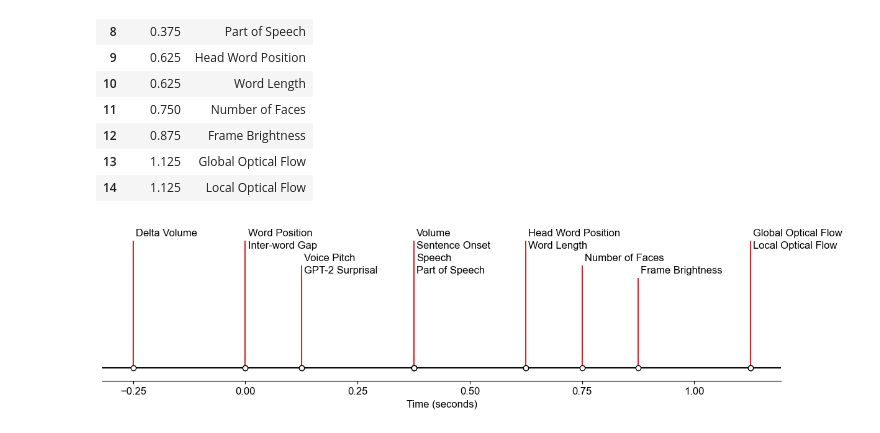
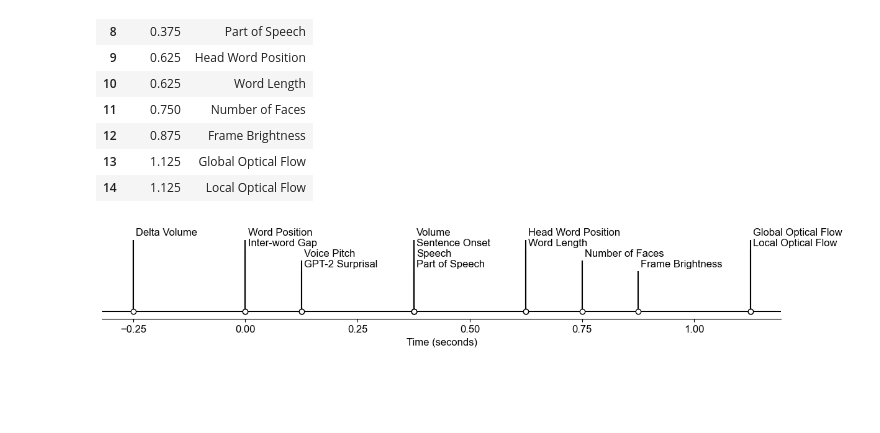
Before and after one commit to insight-neuro/neuroprobe, a Jupyter notebook: analyses/time_space_decoding_analysis/time_space_decoding_analysis.ipynb, the cells around one changed output. Cells and saved outputs as stored; diff of their text form; code cells hidden in the pictures; blank space fills up the shorter version.

```diff
--- a/analyses/time_space_decoding_analysis/time_space_decoding_analysis.ipynb
+++ b/analyses/time_space_decoding_analysis/time_space_decoding_analysis.ipynb
@@ -132,7 +132,7 @@ scale = lambda x: (np.log(max((x - lower), epsilon)))
 inverse_scale = lambda x: np.exp(x) + lower
 # %%
 import seaborn as sns
-def plot_electrodes(plot_df, ax=None, hemisphere="left", title=None, vmin=None, vmax=None, min_size=0, max_size=40):
+def plot_electrodes(plot_df, ax=None, hemisphere="left", title=None, vmin=None, vmax=None, min_size=0, max_size=40, rasterized=False):
     plot_df = plot_df.dropna() #TODO NOTE
     plot_df = plot_df.sort_values(by='avg_test', ascending=True)
 
@@ -181,6 +181,7 @@ def plot_electrodes(plot_df, ax=None, hemisphere="left", title=None, vmin=None,
                 cmap=grey_to_red,
                 vmin=vmin,
                 vmax=vmax,
+                rasterized=rasterized,
                    )
     return sc
 # %%
@@ -225,7 +226,7 @@ for i in range(num_rows):
 
             merged_df = pd.merge(scaled_coords_df, task_df, on="ID", how="left")
             hem = ["left","right"][k]
-            sc = plot_electrodes(merged_df, hemisphere=hem, ax=ax, title=task)
+            sc = plot_electrodes(merged_df, hemisphere=hem, ax=ax, title=task, vmax=scale(0.82))
 
             if k == 0:
                 ax.set_title(task_name_mapping[task], loc='left')
@@ -358,7 +413,7 @@ plt.show()
 # %% [markdown]
 # Plotting decodability over time
 # %%
-fig = plt.figure(figsize=(12, 7))
+fig = plt.figure(figsize=(16, 5))
 
 num_cols = 5
 num_rows = 3
@@ -493,7 +548,7 @@ for i in range(len(releases)):
     if i>0 and (date-dates[i-1])<=0.125:
     # left_nbr =
         # print("trig")
-        h = levels[i-1] - 0.8
+        h = levels[i-1] - 1.2
     # else:
         # print("no trig")
     level = h
@@ -506,39 +561,39 @@ def is_feature(release):
 
 
 # The figure and the axes.
-fig, ax = plt.subplots(figsize=(12, 3), layout="constrained")
+fig, ax = plt.subplots(figsize=(12, 2), layout="constrained")
 # ax.set(title="Location of decodability peak")
 
 # The vertical stems.
 ax.vlines(dates, 0, levels,
-          color=[("tab:red", 1) for release in releases])
+          color=[("black", 1) for release in releases])
 # The baseline.
 ax.axhline(0, c="black")
 # The markers on the baseline.
 micro_dates = [date for date, release in zip(dates, releases)
                if not is_feature(release)]
 ax.plot(micro_dates, np.zeros_like(micro_dates), "ko", mfc="white")
 
 # Annotate the lines.
 for date, level, release in zip(dates, levels, releases):
     version_str = release
     ax.annotate(version_str, xy=(date, level),
                 xytext=(3, np.sign(level)*3), textcoords="offset points",
                 verticalalignment="bottom",
                 weight="bold" if is_feature(release) else "normal",
                 bbox=dict(boxstyle='square', pad=0, lw=0, fc=(1, 1, 1, 0.7)))
 
 # ax.xaxis.set(major_locator=mdates.YearLocator(),
              # major_formatter=mdates.DateFormatter("%Y"))
 
 ax.set_xticks(np.arange(-0.25, 1.25, 0.25))
 
 # Remove the y-axis and some spines.
 ax.yaxis.set_visible(False)
 ax.spines[["left", "top", "right"]].set_visible(False)
 ax.set_xlabel("Time (seconds)")
 ax.margins(y=0.1)
 plt.savefig(f'analyses/time_space_decoding_analysis/time_decoding_analysis_argmax_time.pdf', bbox_inches='tight')
 plt.show()
 # %% [output]
-[figure, old version]
+[figure, new version]
```
Also changed, not shown: parts of 2 cells of this notebook, 20 other files.
